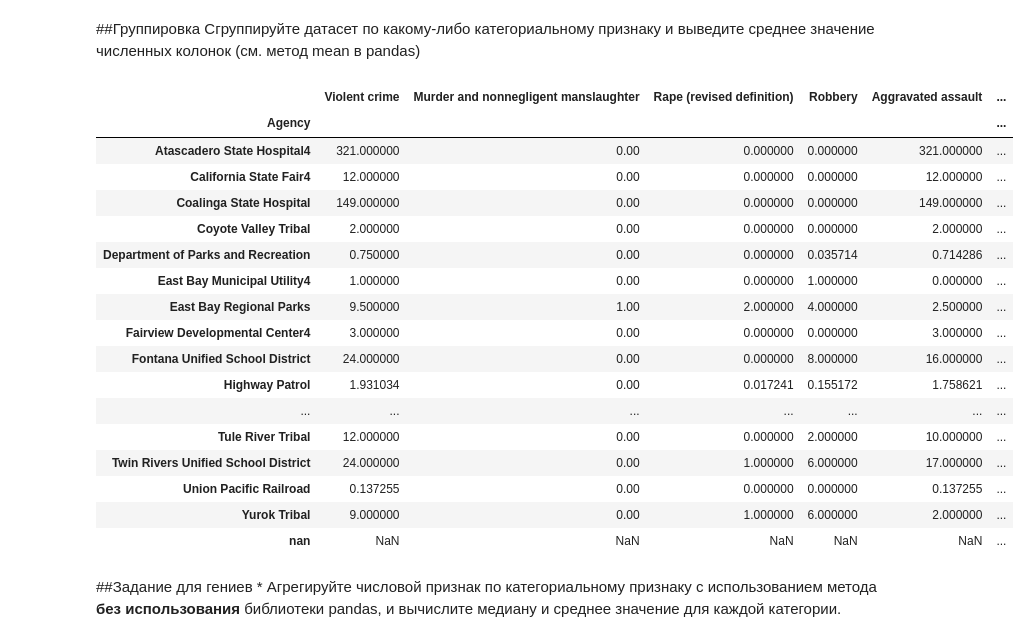
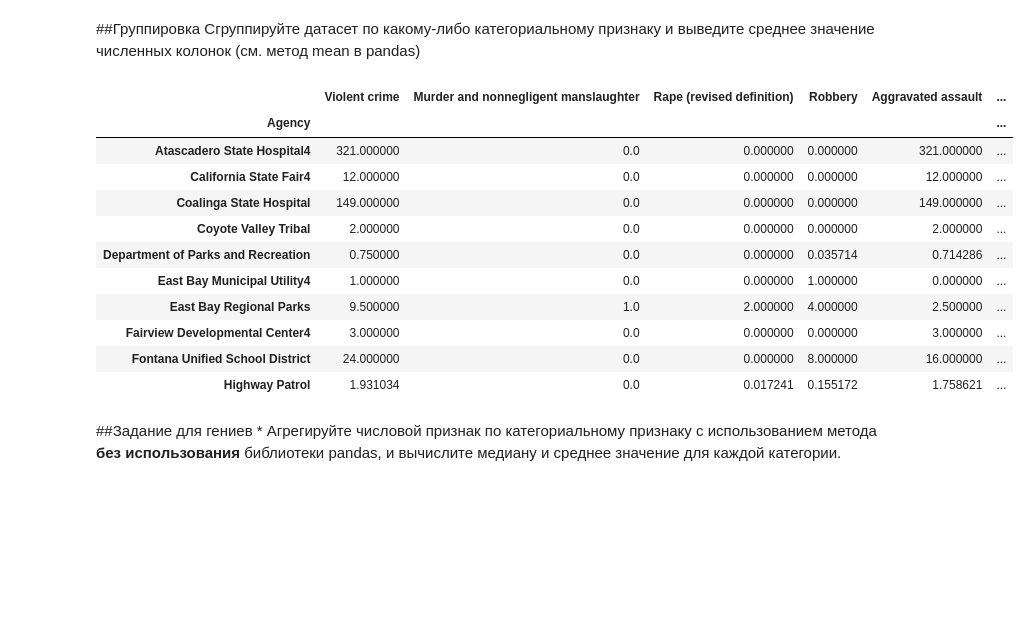
Before and after one commit to Zlovredniy/MachineExperience1, a Jupyter notebook: lab1/Задание1.ipynb, the cells around one changed output. Cells and saved outputs as stored; diff of their text form; code cells hidden in the pictures; blank space fills up the shorter version.

```diff
--- a/lab1/Задание1.ipynb
+++ b/lab1/Задание1.ipynb
@@ -227,26 +227,20 @@ df.loc[(df['State/Tribal/Other'] == 'Other Agencies')
 Сгруппируйте датасет по какому-либо категориальному признаку и выведите среднее значение численных колонок (см. метод mean в pandas)
 # %%
 #Группировка
-df.groupby('Agency').mean()
+df.groupby('Agency').mean() [:10] #шоб не так не так много
 # %% [output]
 |  | Violent crime | Murder and nonnegligent manslaughter | Rape (revised definition) | Robbery | Aggravated assault | ... |
 | Agency |  |  |  |  |  | ... |
-| Atascadero State Hospital4 | 321.000000 | 0.00 | 0.000000 | 0.000000 | 321.000000 | ... |
-| California State Fair4 | 12.000000 | 0.00 | 0.000000 | 0.000000 | 12.000000 | ... |
-| Coalinga State Hospital | 149.000000 | 0.00 | 0.000000 | 0.000000 | 149.000000 | ... |
-| Coyote Valley Tribal | 2.000000 | 0.00 | 0.000000 | 0.000000 | 2.000000 | ... |
-| Department of Parks and Recreation | 0.750000 | 0.00 | 0.000000 | 0.035714 | 0.714286 | ... |
-| East Bay Municipal Utility4 | 1.000000 | 0.00 | 0.000000 | 1.000000 | 0.000000 | ... |
-| East Bay Regional Parks | 9.500000 | 1.00 | 2.000000 | 4.000000 | 2.500000 | ... |
-| Fairview Developmental Center4 | 3.000000 | 0.00 | 0.000000 | 0.000000 | 3.000000 | ... |
-| Fontana Unified School District | 24.000000 | 0.00 | 0.000000 | 8.000000 | 16.000000 | ... |
-| Highway Patrol | 1.931034 | 0.00 | 0.017241 | 0.155172 | 1.758621 | ... |
-| ... | ... | ... | ... | ... | ... | ... |
-| Tule River Tribal | 12.000000 | 0.00 | 0.000000 | 2.000000 | 10.000000 | ... |
-| Twin Rivers Unified School District | 24.000000 | 0.00 | 1.000000 | 6.000000 | 17.000000 | ... |
-| Union Pacific Railroad | 0.137255 | 0.00 | 0.000000 | 0.000000 | 0.137255 | ... |
-| Yurok Tribal | 9.000000 | 0.00 | 1.000000 | 6.000000 | 2.000000 | ... |
-| nan | NaN | NaN | NaN | NaN | NaN | ... |
+| Atascadero State Hospital4 | 321.000000 | 0.0 | 0.000000 | 0.000000 | 321.000000 | ... |
+| California State Fair4 | 12.000000 | 0.0 | 0.000000 | 0.000000 | 12.000000 | ... |
+| Coalinga State Hospital | 149.000000 | 0.0 | 0.000000 | 0.000000 | 149.000000 | ... |
+| Coyote Valley Tribal | 2.000000 | 0.0 | 0.000000 | 0.000000 | 2.000000 | ... |
+| Department of Parks and Recreation | 0.750000 | 0.0 | 0.000000 | 0.035714 | 0.714286 | ... |
+| East Bay Municipal Utility4 | 1.000000 | 0.0 | 0.000000 | 1.000000 | 0.000000 | ... |
+| East Bay Regional Parks | 9.500000 | 1.0 | 2.000000 | 4.000000 | 2.500000 | ... |
+| Fairview Developmental Center4 | 3.000000 | 0.0 | 0.000000 | 0.000000 | 3.000000 | ... |
+| Fontana Unified School District | 24.000000 | 0.0 | 0.000000 | 8.000000 | 16.000000 | ... |
+| Highway Patrol | 1.931034 | 0.0 | 0.017241 | 0.155172 | 1.758621 | ... |
 # %% [markdown]
 ##Задание для гениев *
 Агрегируйте числовой признак по категориальному признаку с использованием метода **без использования** библиотеки pandas, и вычислите медиану и среднее значение для каждой категории.
```
